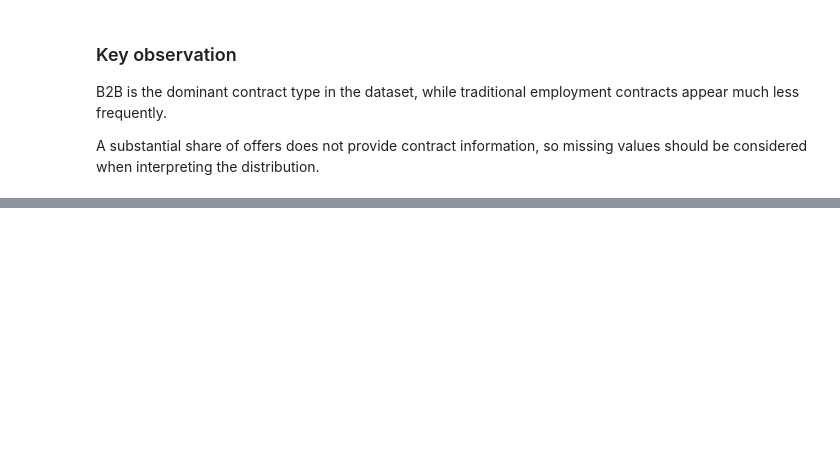
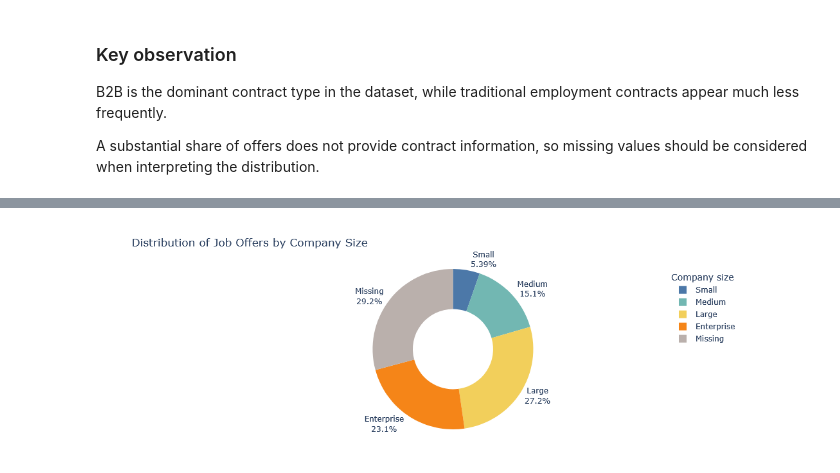
Before and after one commit to MateuszWojno/job_market_intelligence, a Jupyter notebook: notebooks/eda.ipynb, the cells around one changed output, grey strips where cells are left out. Drawn from its saved outputs; the diff is of its cells as text; code cells hidden in the pictures; blank space fills up the shorter version.

```diff
--- a/notebooks/eda.ipynb
+++ b/notebooks/eda.ipynb
@@ -800,0 +999,12 @@ fig.show()
+# %%
+company_mapping = {
+    "Allegro sp. z o.o.": "Allegro",
+    "DCG sp. z o.o.": "DCG",
+    "Finture Sp. z o.o": "Finture",
+    "Finture Sp. z o.o.": "Finture",
+    "Iteamly": "iTeamly",
+    "UNITY-T GROUP": "Unity-T Group",
+    "Comscore (via CC)": "Comscore via CC"
+}
+
+df["company"] = df["company"].replace(company_mapping)
@@ -800,0 +1256,47 @@ fig.show()
+# %%
+company_size_colors = {
+    "Small": "#4C78A8",
+    "Medium": "#72B7B2",
+    "Large": "#F2CF5B",
+    "Enterprise": "#F58518",
+    "Missing": "#BAB0AC",
+}
+
+fig = px.pie(
+    company_size_summary,
+    names="company_size_segment",
+    values="job_offers",
+    hole=0.5,
+    title="Distribution of Job Offers by Company Size",
+    color="company_size_segment",
+    color_discrete_map=company_size_colors,
+    category_orders={
+        "company_size_segment": company_size_order,
+    },
+)
+
+fig.update_traces(
+    textinfo="percent+label",
+    textposition="outside",
+    hovertemplate=(
+        "<b>%{label}</b><br>"
+        "Job offers: %{value}<br>"
+        "Share: %{percent}"
+        "<extra></extra>"
+    ),
+)
+
+fig.update_layout(
+    showlegend=True,
+    legend_title_text="Company size",
+    margin=dict(
+        l=40,
+        r=40,
+        t=70,
+        b=40,
+    ),
+)
+
+fig.show()
+# %% [output]
+[figure, added]
```
Also changed, not shown: parts of 52 cells of this notebook.
